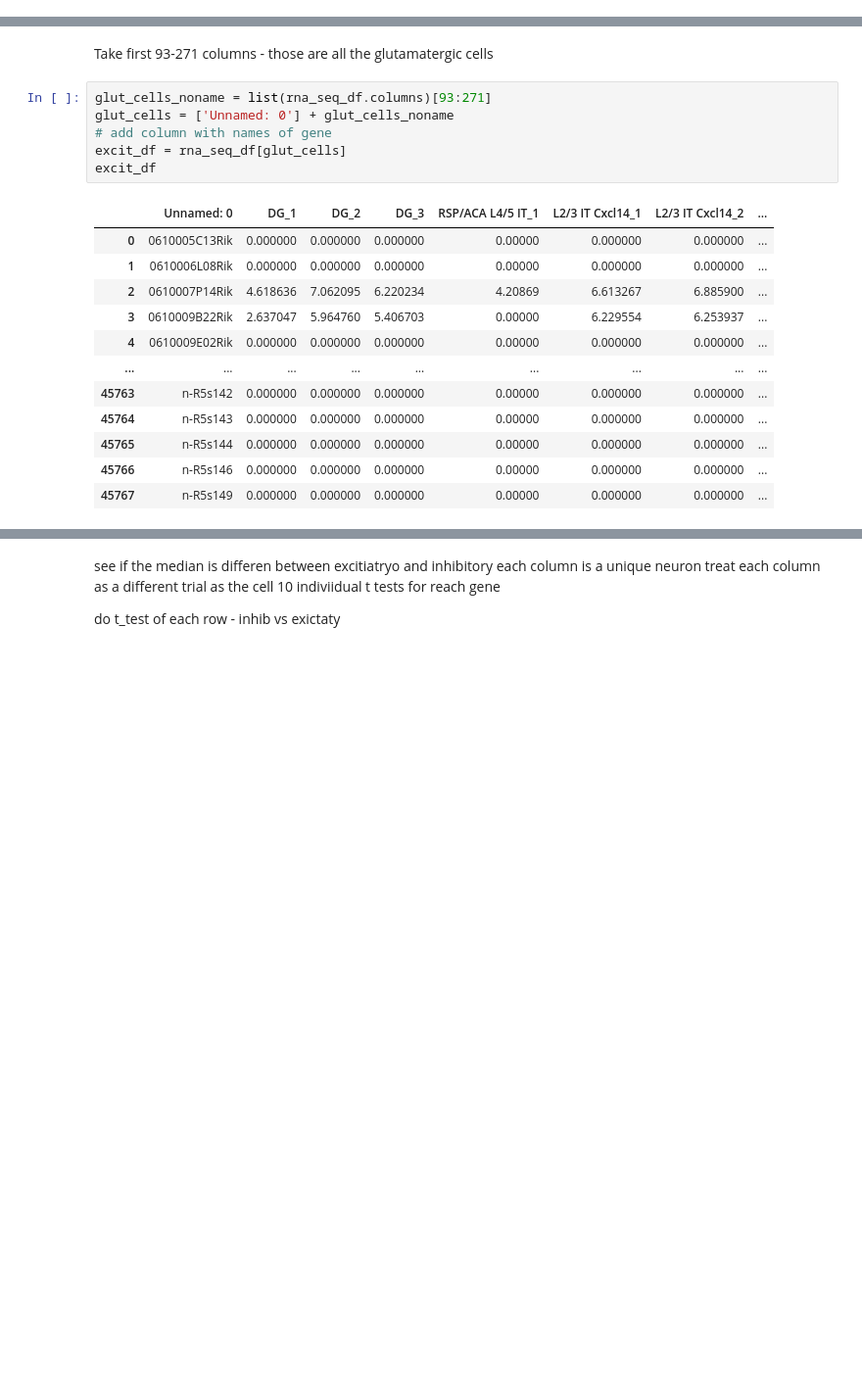
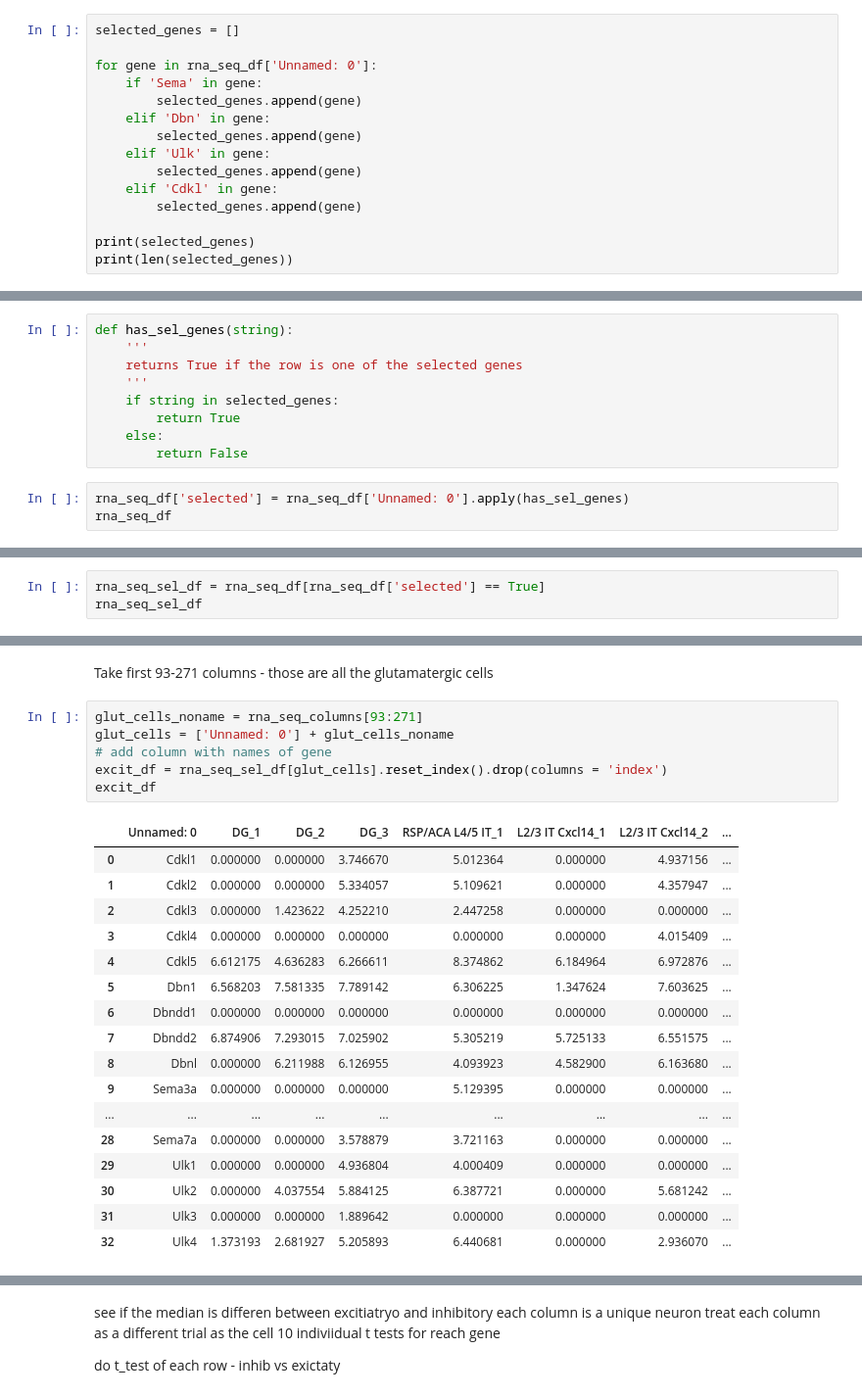
Before and after one commit to bijoudej/BIPN162_FinalProject, a Jupyter notebook: Final_Project_Master.ipynb, the cells around one changed output, grey strips where cells are left out. Shown: that part at 98% size. Cells and saved outputs as stored; diff of their text form; blank space fills up the shorter version.

```diff
--- a/Final_Project_Master.ipynb
+++ b/Final_Project_Master.ipynb
@@ -44,0 +27,15 @@ list(rna_seq_df.columns)
+# %%
+selected_genes = []
+
+for gene in rna_seq_df['Unnamed: 0']:
+    if 'Sema' in gene:
+        selected_genes.append(gene)
+    elif 'Dbn' in gene:
+        selected_genes.append(gene)
+    elif 'Ulk' in gene:
+        selected_genes.append(gene)
+    elif 'Cdkl' in gene:
+        selected_genes.append(gene)
+
+print(selected_genes)
+print(len(selected_genes))
@@ -44,0 +45,12 @@ list(rna_seq_df.columns)
+# %%
+def has_sel_genes(string):
+    '''
+    returns True if the row is one of the selected genes
+    '''
+    if string in selected_genes:
+        return True
+    else:
+        return False
+# %%
+rna_seq_df['selected'] = rna_seq_df['Unnamed: 0'].apply(has_sel_genes)
+rna_seq_df
@@ -44,0 +71,3 @@ list(rna_seq_df.columns)
+# %%
+rna_seq_sel_df = rna_seq_df[rna_seq_df['selected'] == True]
+rna_seq_sel_df
@@ -65,21 +118,26 @@ inhib_df
 # %% [markdown]
 Take first 93-271 columns - those are all the glutamatergic cells
 # %%
-glut_cells_noname = list(rna_seq_df.columns)[93:271]
+glut_cells_noname = rna_seq_columns[93:271]
 glut_cells = ['Unnamed: 0'] + glut_cells_noname
 # add column with names of gene
-excit_df = rna_seq_df[glut_cells]
+excit_df = rna_seq_sel_df[glut_cells].reset_index().drop(columns = 'index')
 excit_df
 # %% [output]
 |  | Unnamed: 0 | DG_1 | DG_2 | DG_3 | RSP/ACA L4/5 IT_1 | L2/3 IT Cxcl14_1 | L2/3 IT Cxcl14_2 | ... |
-| 0 | 0610005C13Rik | 0.000000 | 0.000000 | 0.000000 | 0.00000 | 0.000000 | 0.000000 | ... |
-| 1 | 0610006L08Rik | 0.000000 | 0.000000 | 0.000000 | 0.00000 | 0.000000 | 0.000000 | ... |
-| 2 | 0610007P14Rik | 4.618636 | 7.062095 | 6.220234 | 4.20869 | 6.613267 | 6.885900 | ... |
-| 3 | 0610009B22Rik | 2.637047 | 5.964760 | 5.406703 | 0.00000 | 6.229554 | 6.253937 | ... |
-| 4 | 0610009E02Rik | 0.000000 | 0.000000 | 0.000000 | 0.00000 | 0.000000 | 0.000000 | ... |
+| 0 | Cdkl1 | 0.000000 | 0.000000 | 3.746670 | 5.012364 | 0.000000 | 4.937156 | ... |
+| 1 | Cdkl2 | 0.000000 | 0.000000 | 5.334057 | 5.109621 | 0.000000 | 4.357947 | ... |
+| 2 | Cdkl3 | 0.000000 | 1.423622 | 4.252210 | 2.447258 | 0.000000 | 0.000000 | ... |
+| 3 | Cdkl4 | 0.000000 | 0.000000 | 0.000000 | 0.000000 | 0.000000 | 4.015409 | ... |
+| 4 | Cdkl5 | 6.612175 | 4.636283 | 6.266611 | 8.374862 | 6.184964 | 6.972876 | ... |
+| 5 | Dbn1 | 6.568203 | 7.581335 | 7.789142 | 6.306225 | 1.347624 | 7.603625 | ... |
+| 6 | Dbndd1 | 0.000000 | 0.000000 | 0.000000 | 0.000000 | 0.000000 | 0.000000 | ... |
+| 7 | Dbndd2 | 6.874906 | 7.293015 | 7.025902 | 5.305219 | 5.725133 | 6.551575 | ... |
+| 8 | Dbnl | 0.000000 | 6.211988 | 6.126955 | 4.093923 | 4.582900 | 6.163680 | ... |
+| 9 | Sema3a | 0.000000 | 0.000000 | 0.000000 | 5.129395 | 0.000000 | 0.000000 | ... |
 | ... | ... | ... | ... | ... | ... | ... | ... | ... |
-| 45763 | n-R5s142 | 0.000000 | 0.000000 | 0.000000 | 0.00000 | 0.000000 | 0.000000 | ... |
-| 45764 | n-R5s143 | 0.000000 | 0.000000 | 0.000000 | 0.00000 | 0.000000 | 0.000000 | ... |
-| 45765 | n-R5s144 | 0.000000 | 0.000000 | 0.000000 | 0.00000 | 0.000000 | 0.000000 | ... |
-| 45766 | n-R5s146 | 0.000000 | 0.000000 | 0.000000 | 0.00000 | 0.000000 | 0.000000 | ... |
-| 45767 | n-R5s149 | 0.000000 | 0.000000 | 0.000000 | 0.00000 | 0.000000 | 0.000000 | ... |
+| 28 | Sema7a | 0.000000 | 0.000000 | 3.578879 | 3.721163 | 0.000000 | 0.000000 | ... |
+| 29 | Ulk1 | 0.000000 | 0.000000 | 4.936804 | 4.000409 | 0.000000 | 0.000000 | ... |
+| 30 | Ulk2 | 0.000000 | 4.037554 | 5.884125 | 6.387721 | 0.000000 | 5.681242 | ... |
+| 31 | Ulk3 | 0.000000 | 0.000000 | 1.889642 | 0.000000 | 0.000000 | 0.000000 | ... |
+| 32 | Ulk4 | 1.373193 | 2.681927 | 5.205893 | 6.440681 | 0.000000 | 2.936070 | ... |
```
Also changed, not shown: parts of 7 cells of this notebook.
